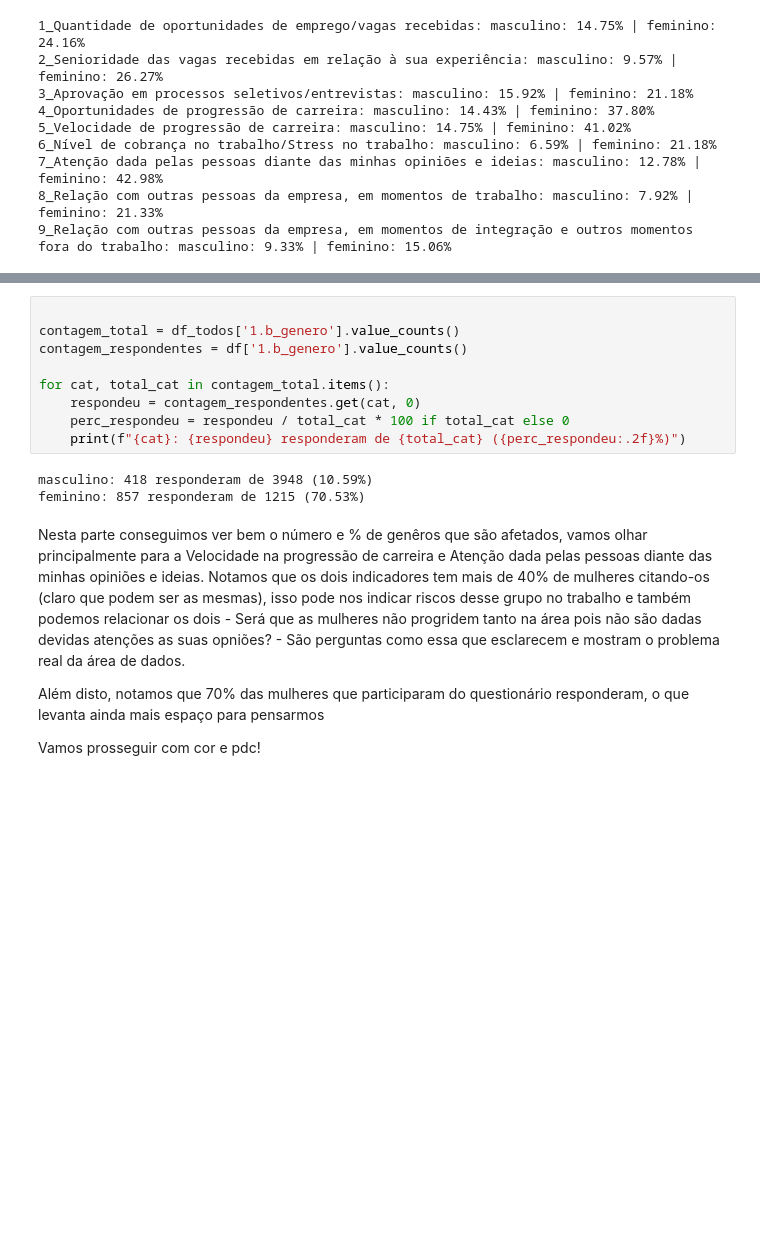
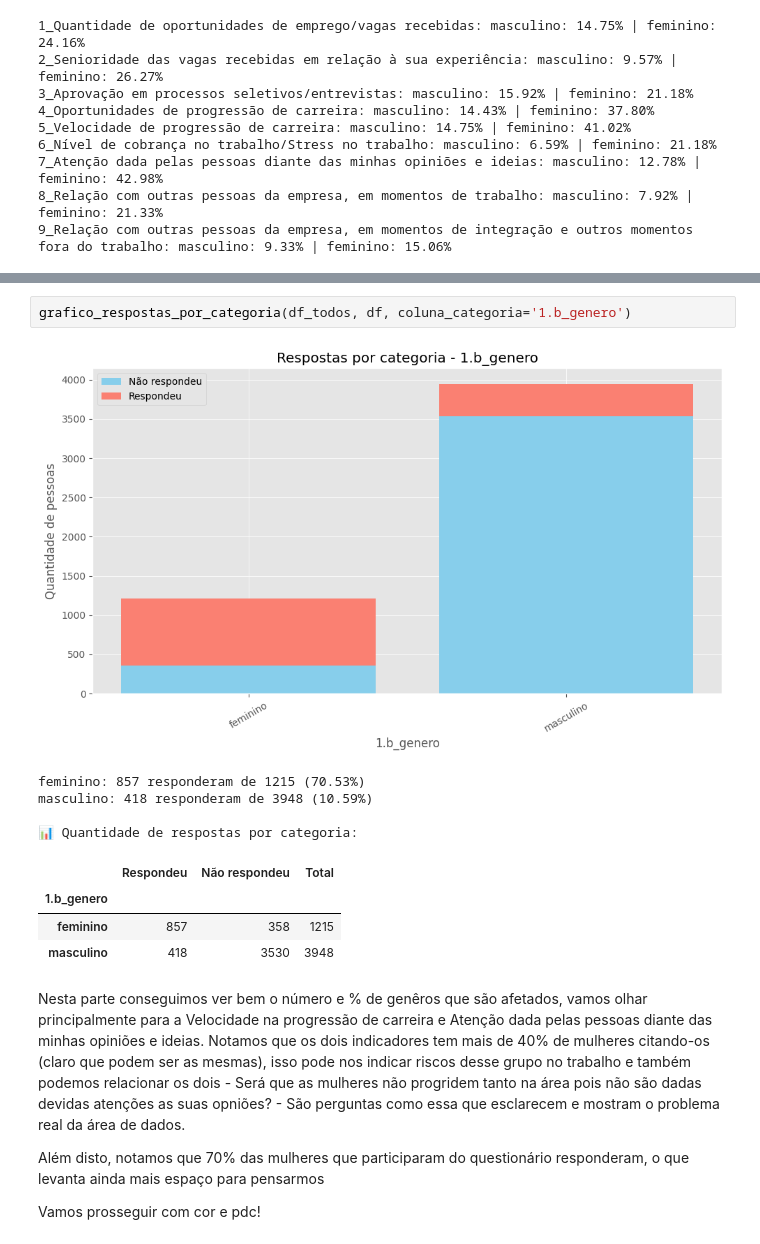
Before and after one commit to rodriguesgui/DC-Data-Glow-Up, a Jupyter notebook: src/main.ipynb, the cells around one changed output, grey strips where cells are left out. Saved outputs shown, nothing was run; the diff lists cells and outputs as text; blank space fills up the shorter version.

```diff
--- a/src/main.ipynb
+++ b/src/main.ipynb
@@ -867,17 +865,17 @@ def grafico_respostas_por_categoria(df_todos, coluna_categoria, prefixo_dummies=
     })
     display(tabela)
-# %%
-
-contagem_total = df_todos['1.b_genero'].value_counts()
-contagem_respondentes = df['1.b_genero'].value_counts()
-
-for cat, total_cat in contagem_total.items():
-    respondeu = contagem_respondentes.get(cat, 0)
-    perc_respondeu = respondeu / total_cat * 100 if total_cat else 0
-    print(f"{cat}: {respondeu} responderam de {total_cat} ({perc_respondeu:.2f}%)")
-# %% [output]
-masculino: 418 responderam de 3948 (10.59%)
-feminino: 857 responderam de 1215 (70.53%)
+# %%
+grafico_respostas_por_categoria(df_todos, df, coluna_categoria='1.b_genero')
+# %% [output]
+[figure, added]
+feminino: 857 responderam de 1215 (70.53%)
+masculino: 418 responderam de 3948 (10.59%)
+
+📊 Quantidade de respostas por categoria:
+|  | Respondeu | Não respondeu | Total |
+| 1.b_genero |  |  |  |
+| feminino | 857 | 358 | 1215 |
+| masculino | 418 | 3530 | 3948 |
 # %% [markdown]
 Nesta parte conseguimos ver bem o número e % de genêros que são afetados, vamos olhar principalmente para a  Velocidade na progressão de carreira e Atenção dada pelas pessoas diante das minhas opiniões e ideias. Notamos que os dois indicadores tem mais de 40% de mulheres citando-os (claro que podem ser as mesmas), isso pode nos indicar riscos desse grupo no trabalho e também podemos relacionar os dois - Será que as mulheres não progridem tanto na área pois não são dadas devidas atenções as suas opniões? - São perguntas como essa que esclarecem e mostram o problema real da área de dados.
 
```
Also changed, not shown: parts of 6 cells of this notebook.
